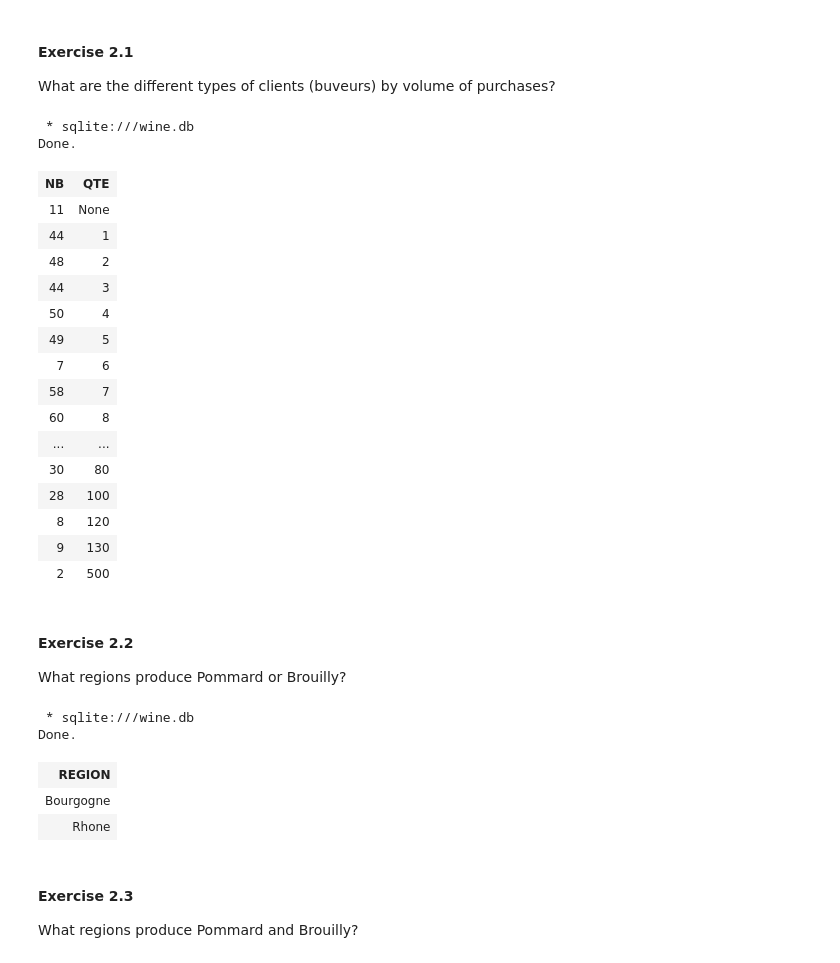
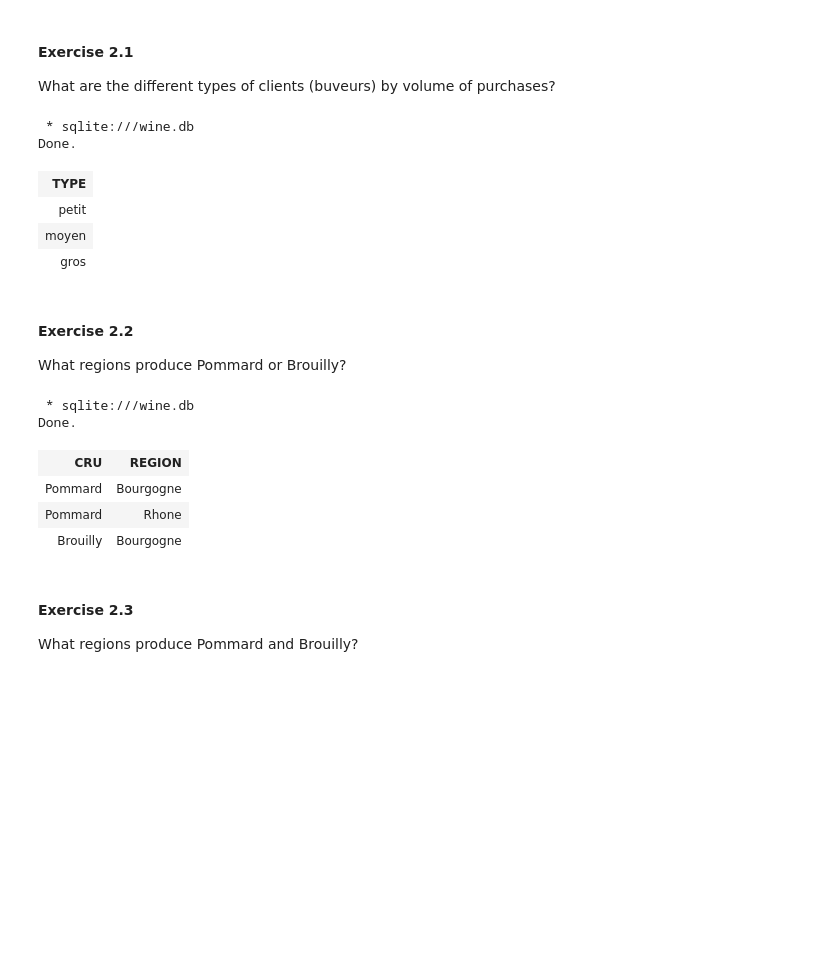
Before and after one commit to pfangue/INF725, a Jupyter notebook: TP2/DB-TP2_Parfait_FANGUE.ipynb, the cells around one changed output. Saved outputs shown, nothing was run; the diff lists cells and outputs as text; code cells hidden in the pictures; blank space fills up the shorter version.

```diff
--- a/TP2/DB-TP2_Parfait_FANGUE.ipynb
+++ b/TP2/DB-TP2_Parfait_FANGUE.ipynb
@@ -429,35 +440,30 @@ In the second part of this TP you will create SQL queries to retrieve informatio
 What are the different types of clients (buveurs) by volume of purchases?
 # %%
 %%sql
-SELECT DISTINCT NB, QTE
-FROM Sales
-GROUP BY QTE;
+--SELECT count(NB), QTE
+--FROM Sales
+--GROUP BY QTE;
+
+--SELECT *
+--FROM Client
+--WHERE NB = 8;
+
+SELECT DISTINCT TYPE
+FROM CLIENT;
 # %% [output]
  * sqlite:///wine.db
 Done.
-| NB | QTE |
-| 11 | None |
-| 44 | 1 |
-| 48 | 2 |
-| 44 | 3 |
-| 50 | 4 |
-| 49 | 5 |
-| 7 | 6 |
-| 58 | 7 |
-| 60 | 8 |
-| ... | ... |
-| 30 | 80 |
-| 28 | 100 |
-| 8 | 120 |
-| 9 | 130 |
-| 2 | 500 |
+| TYPE |
+| petit |
+| moyen |
+| gros |
 # %% [markdown]
 #### Exercise 2.2
 
 What regions produce Pommard or Brouilly?
 # %%
 %%sql
-SELECT DISTINCT Producer.REGION
+SELECT Vins.CRU, Producer.REGION
 FROM Vins, Production, Producer
 WHERE Vins.NV = Production.NV
 AND Production.NP = Producer.NP
@@ -465,9 +471,10 @@ AND (Vins.CRU LIKE 'Pommard' OR Vins.CRU LIKE 'Brouilly')
 # %% [output]
  * sqlite:///wine.db
 Done.
-| REGION |
-| Bourgogne |
-| Rhone |
+| CRU | REGION |
+| Pommard | Bourgogne |
+| Pommard | Rhone |
+| Brouilly | Bourgogne |
 # %% [markdown]
 #### Exercise 2.3
 
```
Also changed, not shown: parts of 13 cells of this notebook, 1 other file.
